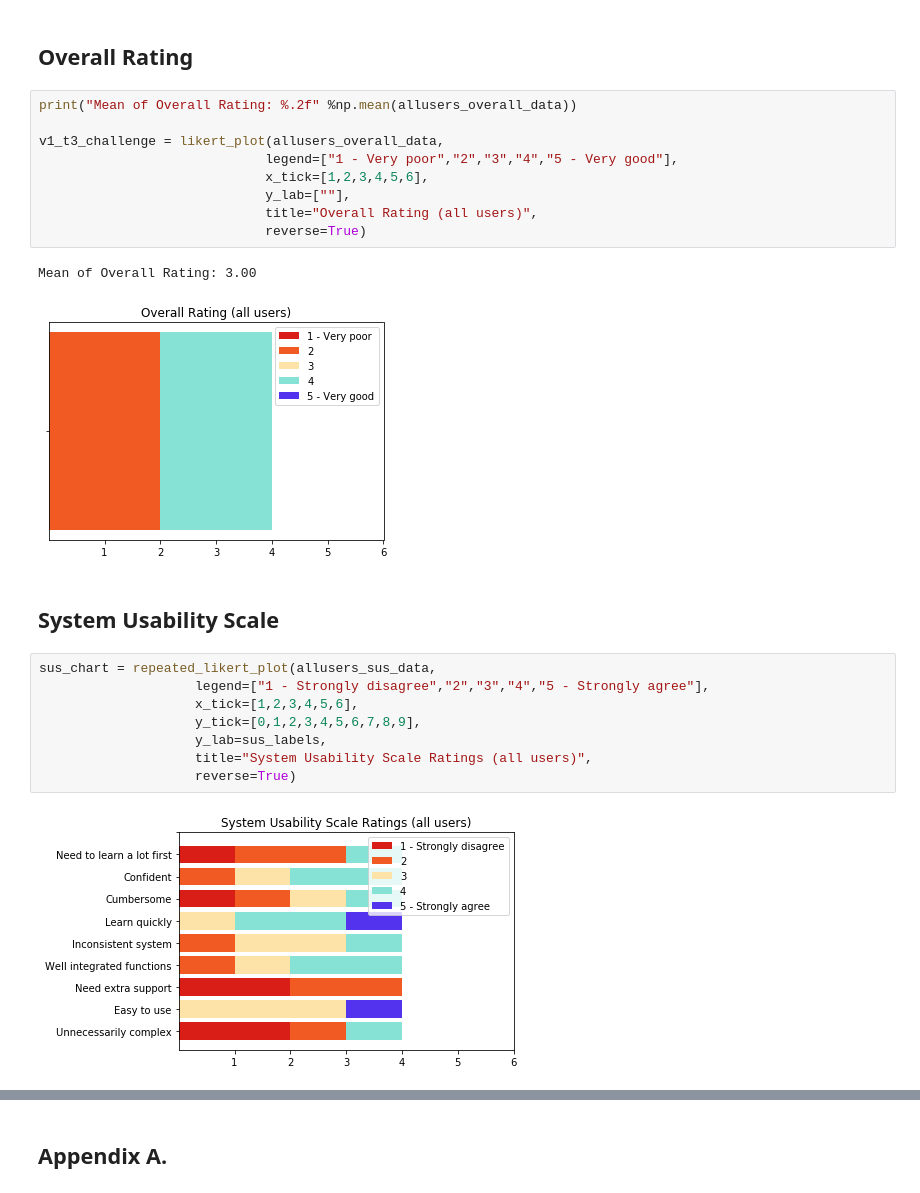
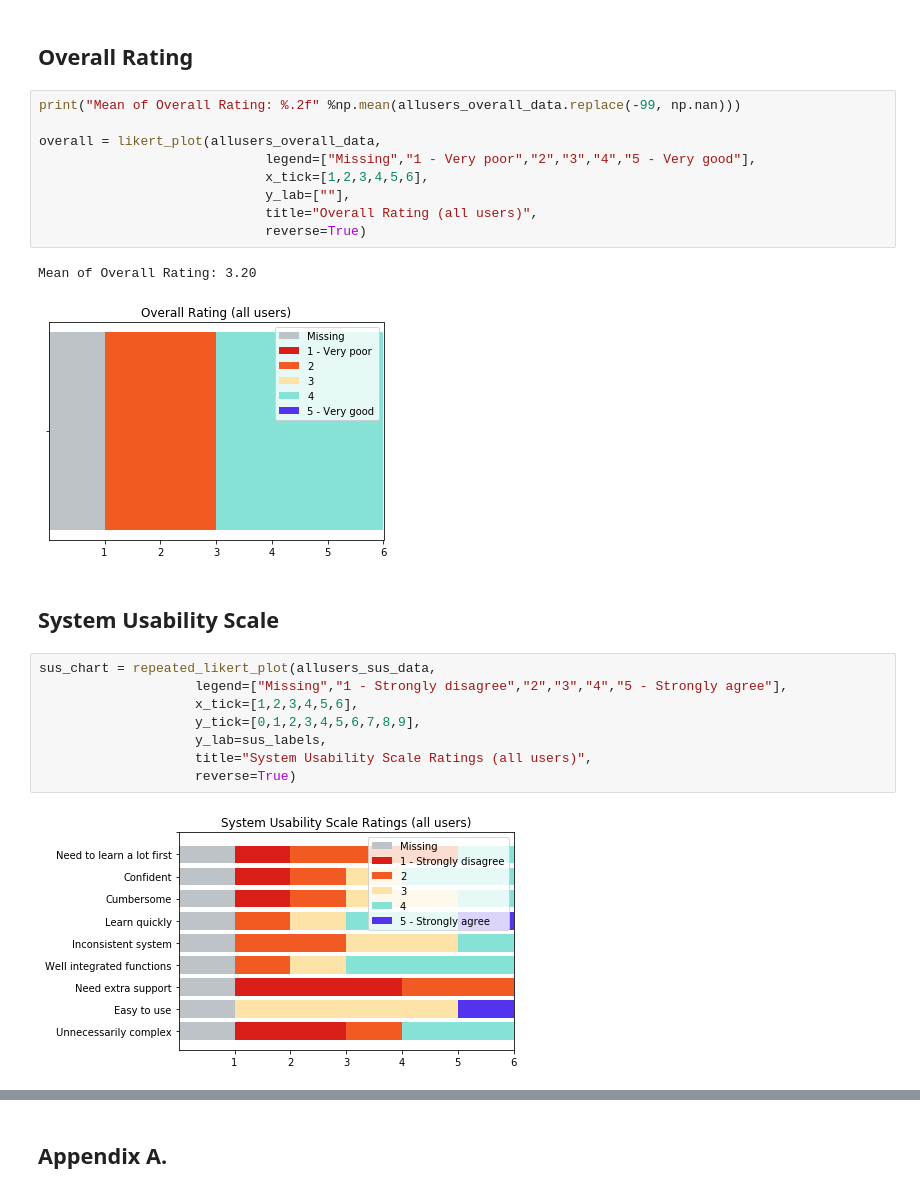
Before and after one commit to giktech/pipeline, a Jupyter notebook: user research analysis/User Research Analysis_all.ipynb, the cells around one changed output, grey strips where cells are left out. Cells and saved outputs as stored; diff of their text form.

```diff
--- a/user research analysis/User Research Analysis_all.ipynb
+++ b/user research analysis/User Research Analysis_all.ipynb
@@ -171,26 +247,26 @@ Mean of V1T3 Challenge: 2.40
 # %% [markdown]
 ## Overall Rating
 # %%
-print("Mean of Overall Rating: %.2f" %np.mean(allusers_overall_data))
+print("Mean of Overall Rating: %.2f" %np.mean(allusers_overall_data.replace(-99, np.nan)))
 
-v1_t3_challenge = likert_plot(allusers_overall_data,
-                             legend=["1 - Very poor","2","3","4","5 - Very good"],
+overall = likert_plot(allusers_overall_data,
+                             legend=["Missing","1 - Very poor","2","3","4","5 - Very good"],
                              x_tick=[1,2,3,4,5,6],
                              y_lab=[""],
                              title="Overall Rating (all users)",
                              reverse=True)
 # %% [output]
-Mean of Overall Rating: 3.00
+Mean of Overall Rating: 3.20
-[figure, old version]
+[figure, new version]
 # %% [markdown]
 ## System Usability Scale
 # %%
 sus_chart = repeated_likert_plot(allusers_sus_data,
-                    legend=["1 - Strongly disagree","2","3","4","5 - Strongly agree"],
+                    legend=["Missing","1 - Strongly disagree","2","3","4","5 - Strongly agree"],
                     x_tick=[1,2,3,4,5,6],
                     y_tick=[0,1,2,3,4,5,6,7,8,9],
                     y_lab=sus_labels,
                     title="System Usability Scale Ratings (all users)",
                     reverse=True)
 # %% [output]
-[figure, old version]
+[figure, new version]
```
Also changed, not shown: parts of 12 cells of this notebook, 1 other file.
